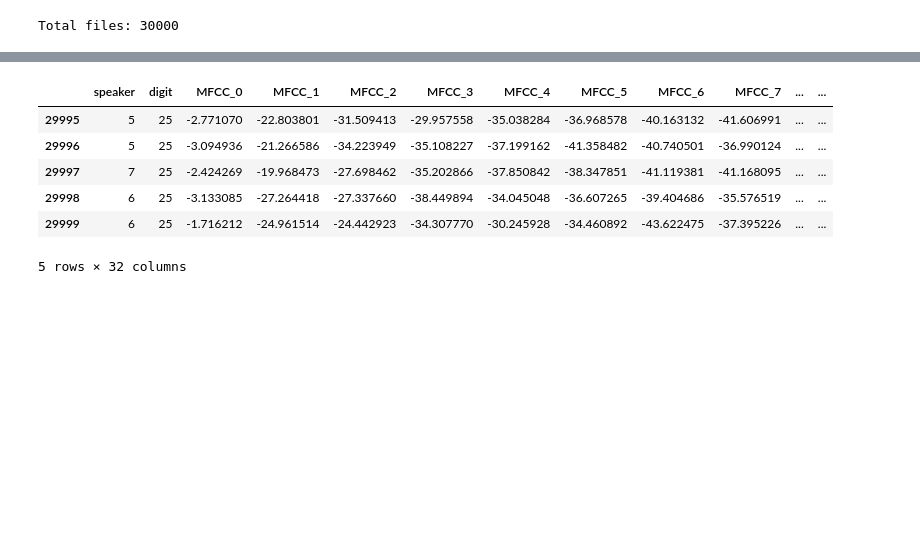
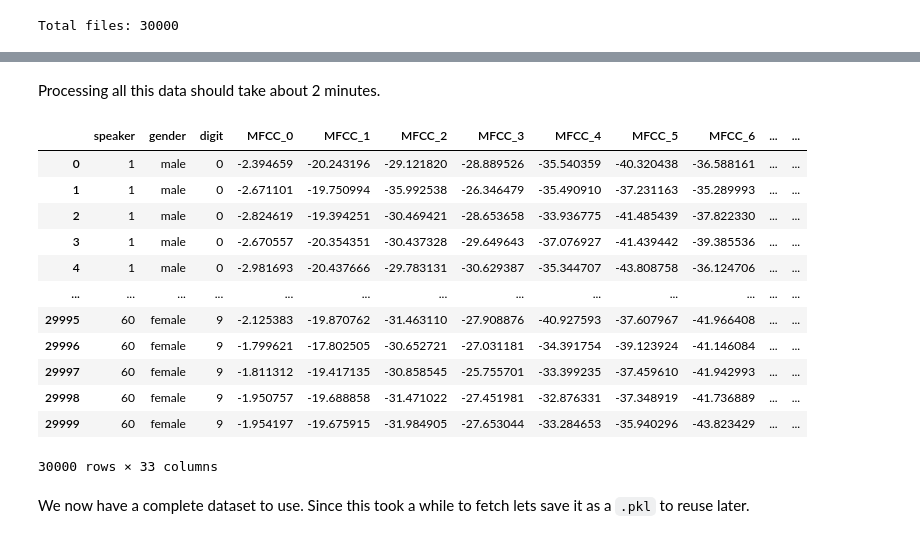
Before and after one commit to irvin-rodriguez/audio-classification, a Jupyter notebook: notebooks/feature_extraction.ipynb, the cells around one changed output, grey strips where cells are left out. Saved outputs shown, nothing was run; the diff lists cells and outputs as text; code cells hidden in the pictures; blank space fills up the shorter version.

```diff
--- a/notebooks/feature_extraction.ipynb
+++ b/notebooks/feature_extraction.ipynb
@@ -16,5 +21,6 @@ import os
 # %%
 audio_dir = "../data/raw/"  # directory containing audio files
+meta_path = "../data/raw/audioMNIST_meta.txt"  # path to the metadata
 num_mfcc = 30  # number of MFCC to extract
 n_segments = 1  # how many segements to split audio files
 sample_rate = 16000  # sampling rate
@@ -23,3 +29,5 @@ file_paths = glob(audio_dir + "**/*.wav", recursive=True)
 print(f"Total files: {len(file_paths)}")
 # %% [output]
 Total files: 30000
+# %%
+file_paths.sort()
@@ -41,34 +53,49 @@ def splitSignal(signal, n_segments):
         segment_list.append(segment)  # add it to the list of segments
 
     return segment_list
+# %% [markdown]
+Processing all this data should take about 2 minutes.
 # %%
+with open(meta_path, 'r') as mdf:
+    metadata = json.load(mdf)
+
+# Make all speakerIDs format `01` to `1` and lowercase
+gender_map = {int(k): v.get("gender", "unknown").lower() for k, v in metadata.items()}
+
 features = []
 
 for fpath in file_paths:
-    audio_data, _ = lb.load(fpath, sr=sample_rate)
-    segments = splitSignal(audio_data, n_segments)
+    audio_data, _ = lb.load(fpath, sr=sample_rate)  # samples the .wav file and puts it into time series
+    segments = splitSignal(audio_data, n_segments)  # segmentation of the audio data
 
-    speaker_id = os.path.basename(fpath).split('_')[0]
-    target = int(os.path.basename(fpath).split('_')[1])
+    speaker_id = int(os.path.basename(fpath).split('_')[1])  # grab speaker data from the filename
+    target = int(os.path.basename(fpath).split('_')[0])  # grab target (digit) label from the filename
+    gender = gender_map.get(speaker_id)  # grab gender from the speakerID to labeled gender map
 
     for seg in segments:
         mfcc = lb.feature.mfcc(y=seg, sr=sample_rate, n_mfcc=num_mfcc)
         mfcc_avg = np.mean(lb.amplitude_to_db(np.abs(mfcc), ref=np.max), axis=1)
-        features.append([speaker_id, target] + mfcc_avg.tolist())
-
-    print(f"Completed {fpath}.")
+        features.append([speaker_id, gender, target] + mfcc_avg.tolist())
 # %%
-columns = ["speaker", "digit"] + [f"MFCC_{i}" for i in range(num_mfcc)]
+columns = ["speaker", "gender", "digit"] + [f"MFCC_{i}" for i in range(num_mfcc)]
 df_mfcc = pd.DataFrame(features, columns=columns)
 # %%
-df_mfcc.tail()
+df_mfcc
 # %% [output]
-|  | speaker | digit | MFCC_0 | MFCC_1 | MFCC_2 | MFCC_3 | MFCC_4 | MFCC_5 | MFCC_6 | MFCC_7 | ... | ... |
-| 29995 | 5 | 25 | -2.771070 | -22.803801 | -31.509413 | -29.957558 | -35.038284 | -36.968578 | -40.163132 | -41.606991 | ... | ... |
-| 29996 | 5 | 25 | -3.094936 | -21.266586 | -34.223949 | -35.108227 | -37.199162 | -41.358482 | -40.740501 | -36.990124 | ... | ... |
-| 29997 | 7 | 25 | -2.424269 | -19.968473 | -27.698462 | -35.202866 | -37.850842 | -38.347851 | -41.119381 | -41.168095 | ... | ... |
-| 29998 | 6 | 25 | -3.133085 | -27.264418 | -27.337660 | -38.449894 | -34.045048 | -36.607265 | -39.404686 | -35.576519 | ... | ... |
-| 29999 | 6 | 25 | -1.716212 | -24.961514 | -24.442923 | -34.307770 | -30.245928 | -34.460892 | -43.622475 | -37.395226 | ... | ... |
+|  | speaker | gender | digit | MFCC_0 | MFCC_1 | MFCC_2 | MFCC_3 | MFCC_4 | MFCC_5 | MFCC_6 | ... | ... |
+| 0 | 1 | male | 0 | -2.394659 | -20.243196 | -29.121820 | -28.889526 | -35.540359 | -40.320438 | -36.588161 | ... | ... |
+| 1 | 1 | male | 0 | -2.671101 | -19.750994 | -35.992538 | -26.346479 | -35.490910 | -37.231163 | -35.289993 | ... | ... |
+| 2 | 1 | male | 0 | -2.824619 | -19.394251 | -30.469421 | -28.653658 | -33.936775 | -41.485439 | -37.822330 | ... | ... |
+| 3 | 1 | male | 0 | -2.670557 | -20.354351 | -30.437328 | -29.649643 | -37.076927 | -41.439442 | -39.385536 | ... | ... |
+| 4 | 1 | male | 0 | -2.981693 | -20.437666 | -29.783131 | -30.629387 | -35.344707 | -43.808758 | -36.124706 | ... | ... |
+| ... | ... | ... | ... | ... | ... | ... | ... | ... | ... | ... | ... | ... |
+| 29995 | 60 | female | 9 | -2.125383 | -19.870762 | -31.463110 | -27.908876 | -40.927593 | -37.607967 | -41.966408 | ... | ... |
+| 29996 | 60 | female | 9 | -1.799621 | -17.802505 | -30.652721 | -27.031181 | -34.391754 | -39.123924 | -41.146084 | ... | ... |
+| 29997 | 60 | female | 9 | -1.811312 | -19.417135 | -30.858545 | -25.755701 | -33.399235 | -37.459610 | -41.942993 | ... | ... |
+| 29998 | 60 | female | 9 | -1.950757 | -19.688858 | -31.471022 | -27.451981 | -32.876331 | -37.348919 | -41.736889 | ... | ... |
+| 29999 | 60 | female | 9 | -1.954197 | -19.675915 | -31.984905 | -27.653044 | -33.284653 | -35.940296 | -43.823429 | ... | ... |
-5 rows × 32 columns
+30000 rows × 33 columns
+# %% [markdown]
+We now have a complete dataset to use. Since this took a while to fetch lets save it as a `.pkl` to reuse later.
 # %%
 df_mfcc.to_pickle("../data/processed/mfcc_data.pkl")
```
Also changed, not shown: parts of 11 cells of this notebook, 1 other file.
